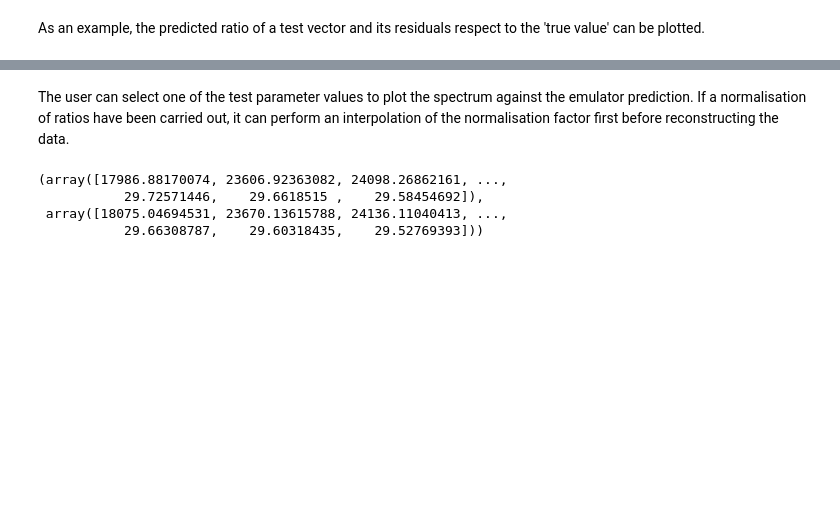
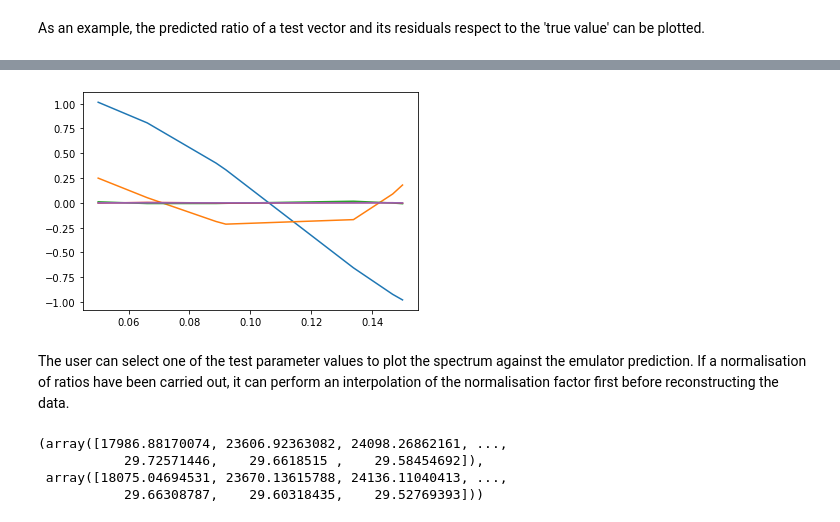
Before and after one commit to santiagocasas/looti-test-public, a Jupyter notebook: notebooks/Emulator_CoupledDE_FittingFormula.ipynb, the cells around one changed output, grey strips where cells are left out. Drawn from its saved outputs; the diff is of its cells as text; code cells hidden in the pictures; blank space fills up the shorter version.

```diff
--- a/notebooks/Emulator_CoupledDE_FittingFormula.ipynb
+++ b/notebooks/Emulator_CoupledDE_FittingFormula.ipynb
@@ -189,3 +209,8 @@ pm.Plot_prediction_One_parameter(emulation_data,0.101,ratios_predicted, y_scale_
+# %%
+for nn in range(npca):
+    plt.plot(train_theta,intp_obj.representation[:,nn])
+# %% [output]
+[figure, added]
 # %% [markdown]
 The user can select one of the test parameter values to plot the spectrum against the emulator prediction. If a normalisation of ratios have been carried out, it can perform an interpolation of the normalisation factor first before reconstructing the data.
 # %%
```
Also changed, not shown: parts of 15 cells of this notebook, 2 other files.
